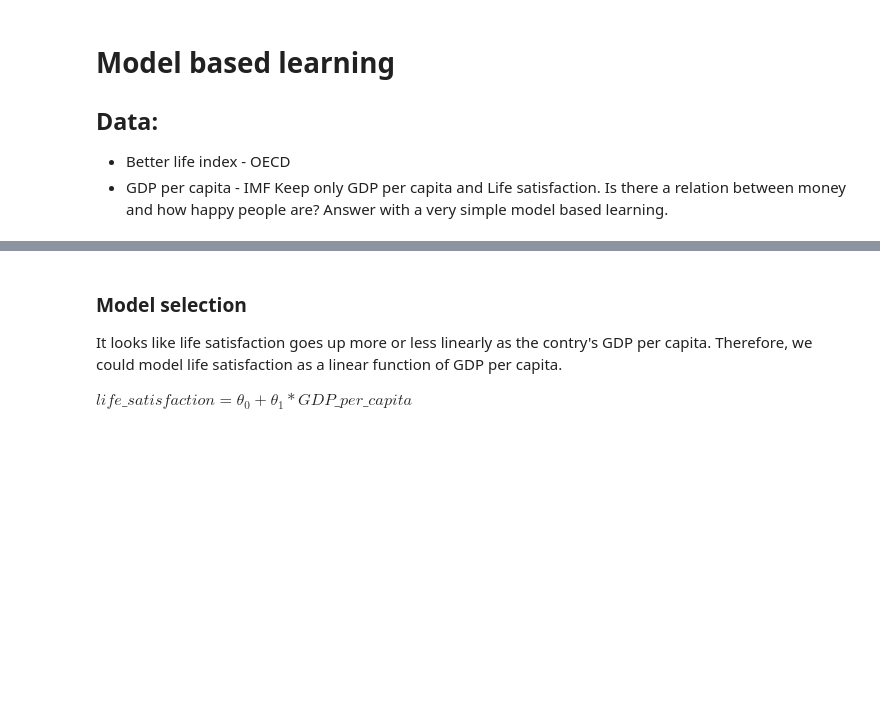
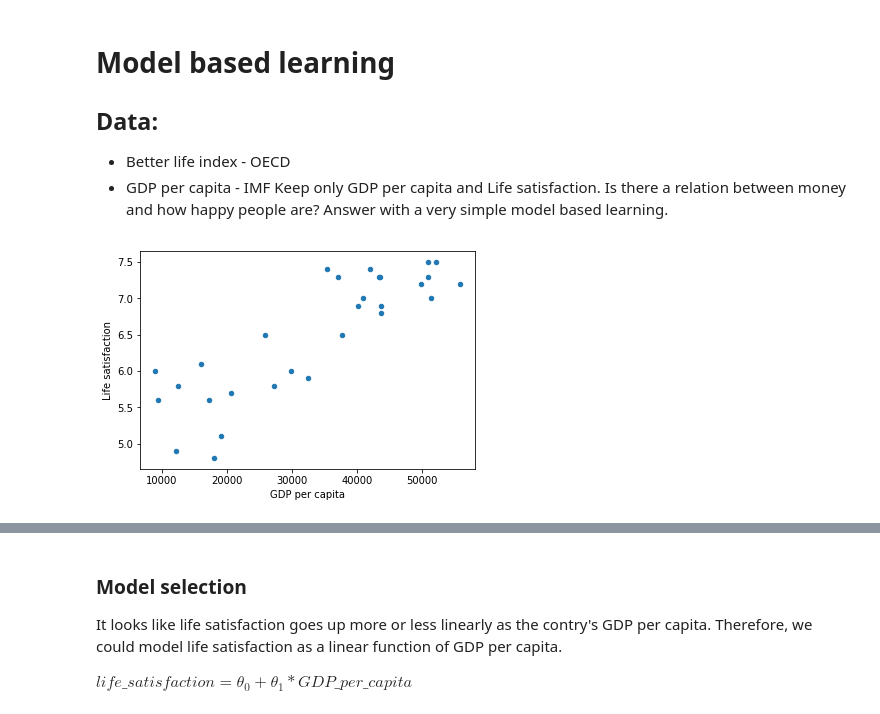
Before and after one commit to ancamarginean/Course, a Jupyter notebook: examples/Python_notebooks/1. GDP - Model based learning.ipynb, the cells around one changed output, grey strips where cells are left out. Drawn from its saved outputs; the diff is of its cells as text; code cells hidden in the pictures; blank space fills up the shorter version.

```diff
--- a/examples/Python_notebooks/1. GDP - Model based learning.ipynb
+++ b/examples/Python_notebooks/1. GDP - Model based learning.ipynb
@@ -11,15 +11,17 @@ import pandas as pd
 import sklearn.linear_model
 # %%
 #Load the data
-only_gdp = pd.read_csv('gdp.csv')
+only_gdp = pd.read_csv('../gdp.csv')
 
 
 X = np.c_[only_gdp["GDP per capita"]]
 y = np.c_[only_gdp["Life satisfaction"]]
 
 # Visualize the data
 only_gdp.plot(kind='scatter', x="GDP per capita", y='Life satisfaction')
 plt.show()
+# %% [output]
+[figure, added]
 # %%
 #see the data
 only_gdp.head()
```
Also changed, not shown: parts of 5 cells of this notebook, 4 other files.
